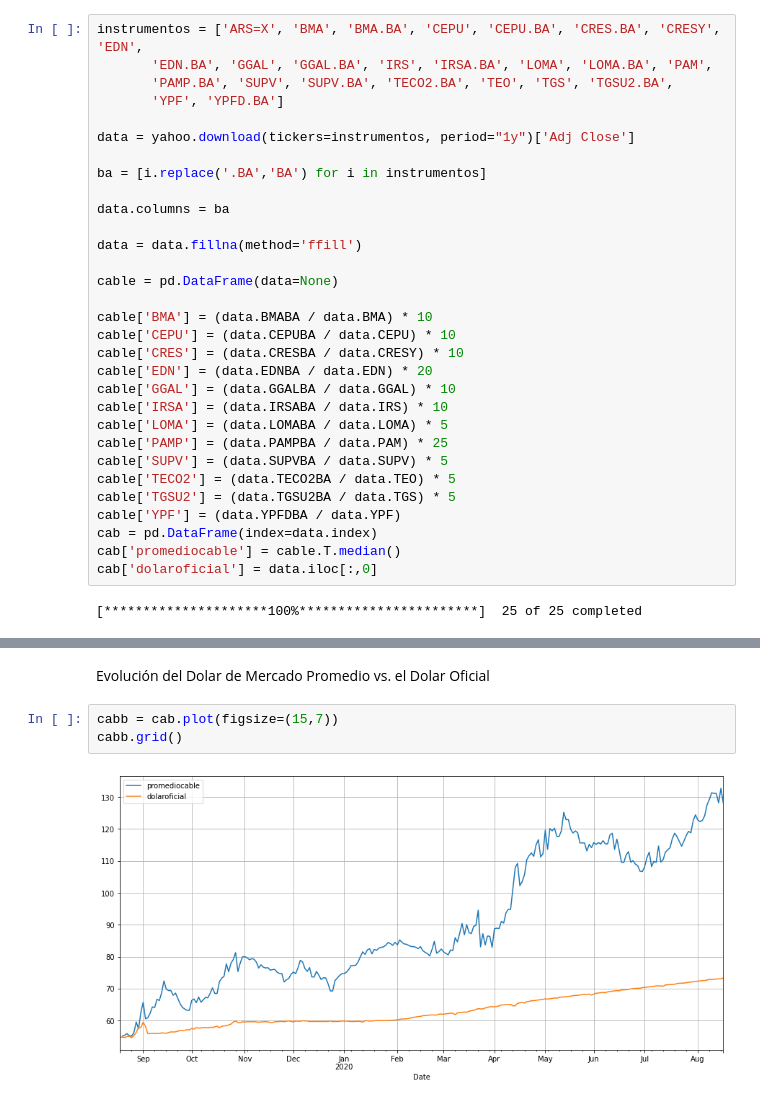
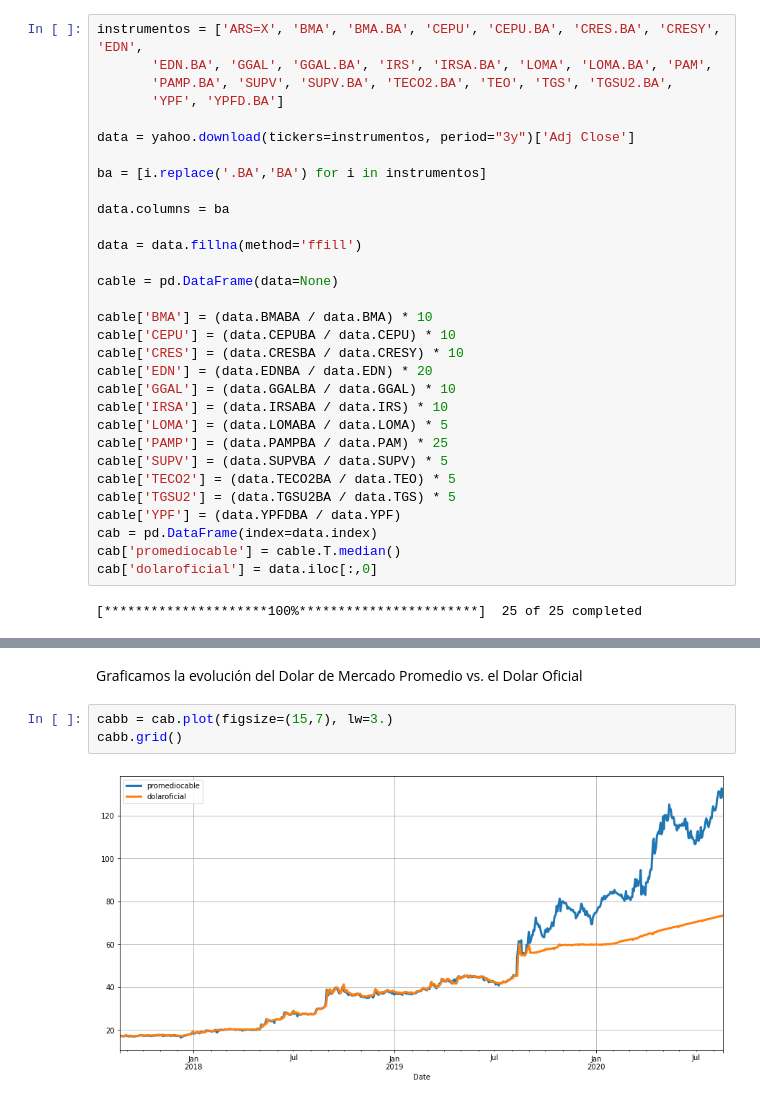
Before and after one commit to lorenzoreyes/Carteras-Cedears, a Jupyter notebook: Invertir en CEDEARs.ipynb, the cells around one changed output, grey strips where cells are left out. Cells and saved outputs as stored; diff of their text form.

```diff
--- a/Invertir en CEDEARs.ipynb
+++ b/Invertir en CEDEARs.ipynb
@@ -17,7 +17,7 @@ instrumentos = ['ARS=X', 'BMA', 'BMA.BA', 'CEPU', 'CEPU.BA', 'CRES.BA', 'CRESY',
        'PAMP.BA', 'SUPV', 'SUPV.BA', 'TECO2.BA', 'TEO', 'TGS', 'TGSU2.BA',
        'YPF', 'YPFD.BA']
 
-data = yahoo.download(tickers=instrumentos, period="1y")['Adj Close']
+data = yahoo.download(tickers=instrumentos, period="3y")['Adj Close']
 
 ba = [i.replace('.BA','BA') for i in instrumentos]
 
@@ -54,7 +54,7 @@ ca.grid()
 # %% [markdown]
-Evolución del Dolar de Mercado Promedio vs. el Dolar Oficial
+Graficamos la evolución del Dolar de Mercado Promedio vs. el Dolar Oficial
 # %%
-cabb = cab.plot(figsize=(15,7))
+cabb = cab.plot(figsize=(15,7), lw=3.)
 cabb.grid()
 # %% [output]
-[figure, old version]
+[figure, new version]
```
Also changed, not shown: parts of 13 cells of this notebook.
